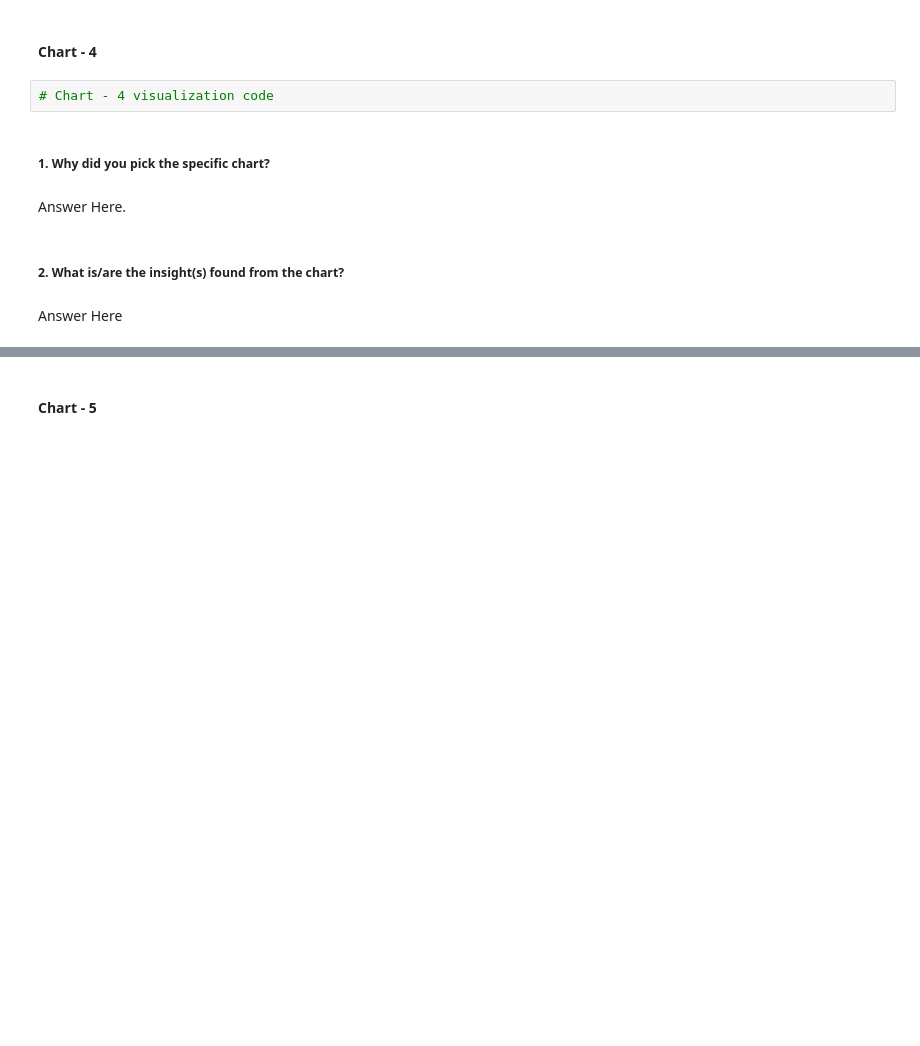
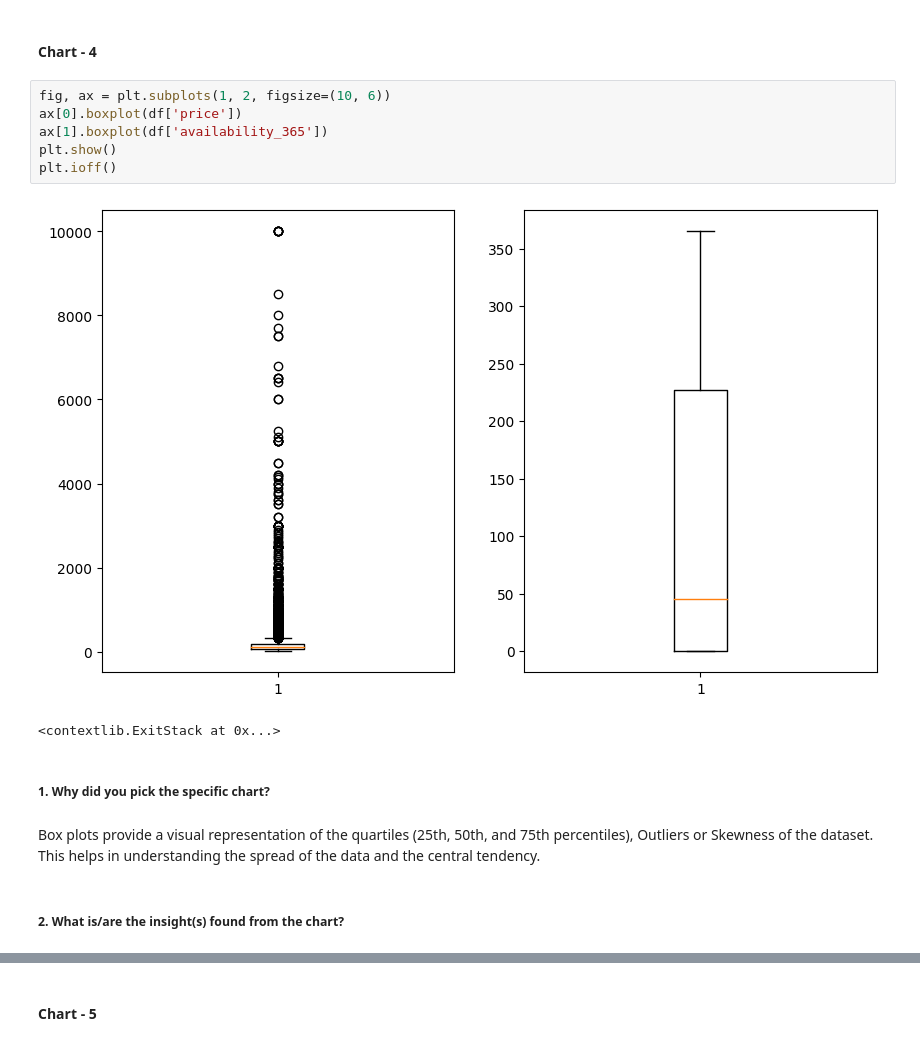
Before and after one commit to Varinder-KM/AirBnb-Bookings-Analysis-EDA, a Jupyter notebook: AirBnb_Bookings_Analysis_EDA_.ipynb, the cells around one changed output, grey strips where cells are left out. Drawn from its saved outputs; the diff is of its cells as text; blank space fills up the shorter version.

```diff
--- a/AirBnb_Bookings_Analysis_EDA_.ipynb
+++ b/AirBnb_Bookings_Analysis_EDA_.ipynb
@@ -427,12 +436,17 @@ Answer Here
 # %% [markdown]
 #### Chart - 4
-# %%
-# Chart - 4 visualization code
+# %%
+fig, ax = plt.subplots(1, 2, figsize=(10, 6))
+ax[0].boxplot(df['price'])
+ax[1].boxplot(df['availability_365'])
+plt.show()
+plt.ioff()
+# %% [output]
+[figure, added]
+<contextlib.ExitStack at 0x...>
 # %% [markdown]
 ##### 1. Why did you pick the specific chart?
-# %% [markdown]
-Answer Here.
+# %% [markdown]
+ Box plots provide a visual representation of the quartiles (25th, 50th, and 75th percentiles), Outliers or Skewness of the dataset. This helps in understanding the spread of the data and the central tendency.
 # %% [markdown]
 ##### 2. What is/are the insight(s) found from the chart?
-# %% [markdown]
-Answer Here
```
Also changed, not shown: parts of 151 cells of this notebook.
